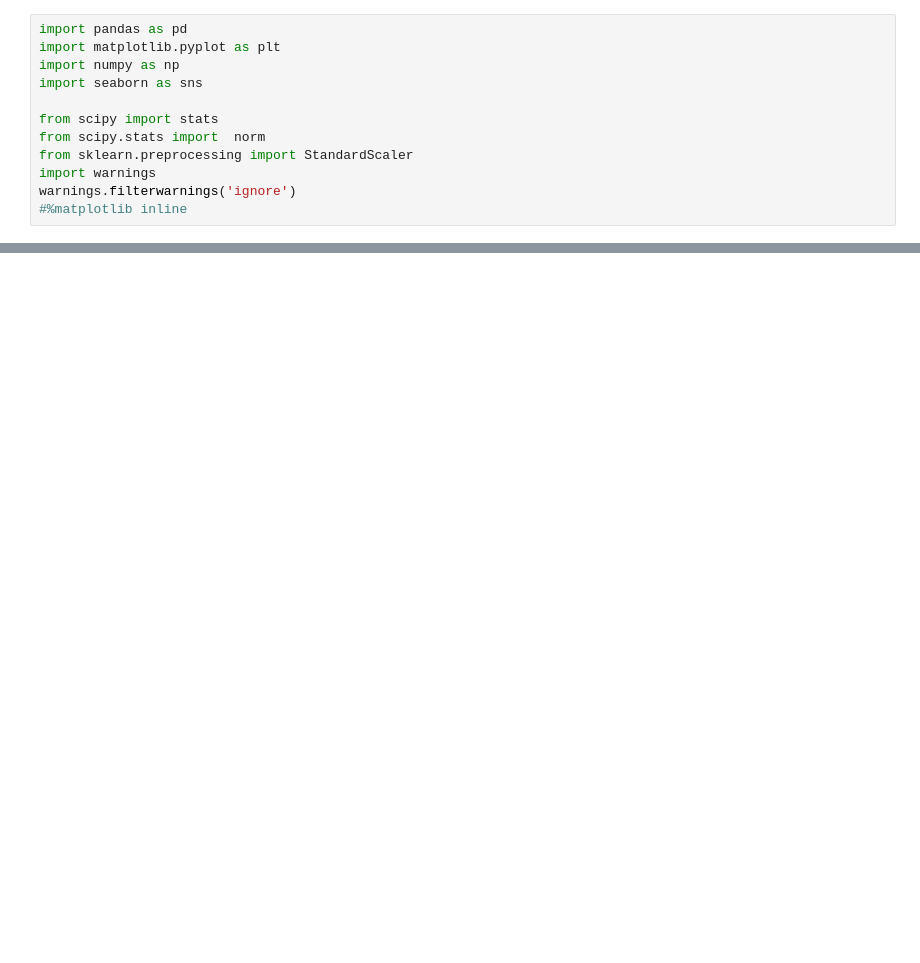
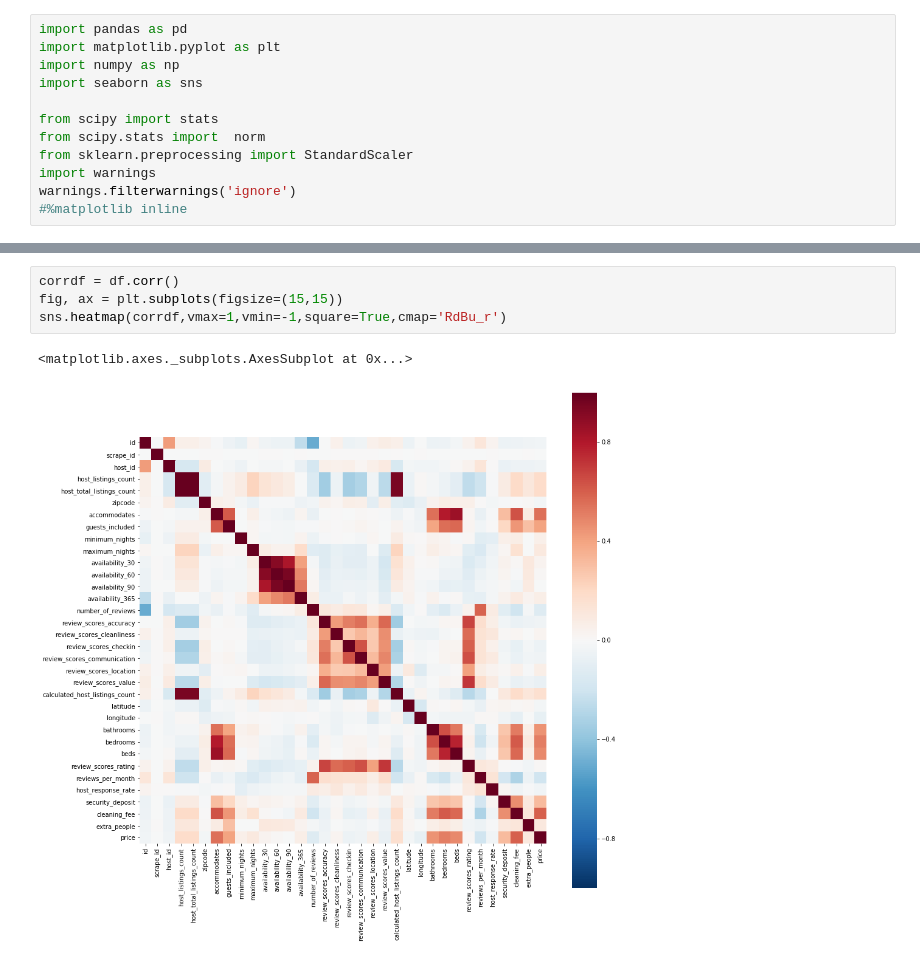
Before and after one commit to hengjiwang/seattle_airbnb_prediction, a Jupyter notebook: clean_and_feature_extraction/features analysis.ipynb, the cells around one changed output, grey strips where cells are left out. Drawn from its saved outputs; the diff is of its cells as text; blank space fills up the shorter version.

```diff
--- a/clean_and_feature_extraction/features analysis.ipynb
+++ b/clean_and_feature_extraction/features analysis.ipynb
@@ -68,0 +90,7 @@ Kurtosis: 653.365855
+# %%
+corrdf = df.corr()
+fig, ax = plt.subplots(figsize=(15,15))
+sns.heatmap(corrdf,vmax=1,vmin=-1,square=True,cmap='RdBu_r')
+# %% [output]
+<matplotlib.axes._subplots.AxesSubplot at 0x...>
+[figure, added]
```
Also changed, not shown: parts of 29 cells of this notebook, 5 other files.
